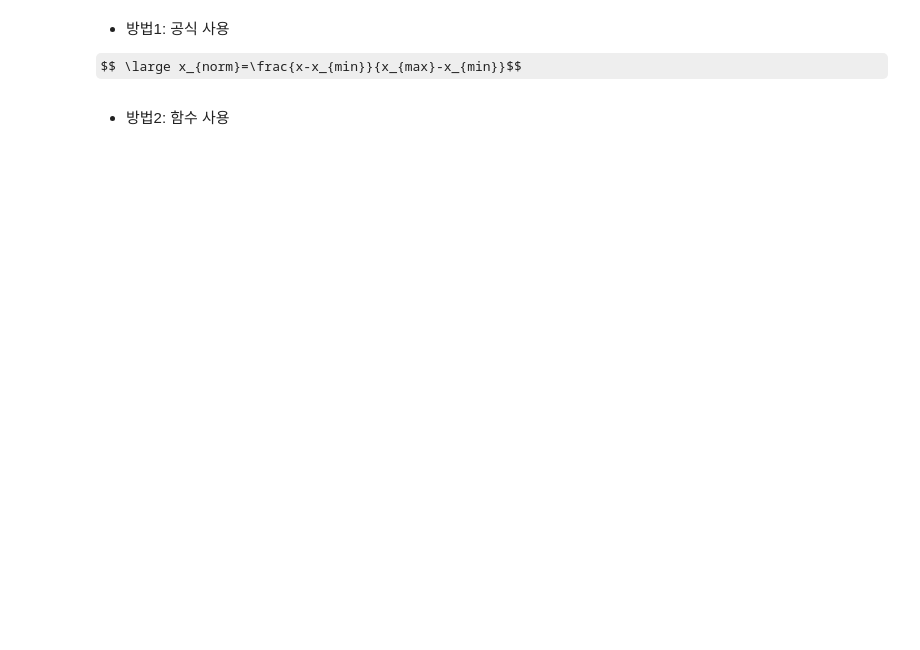
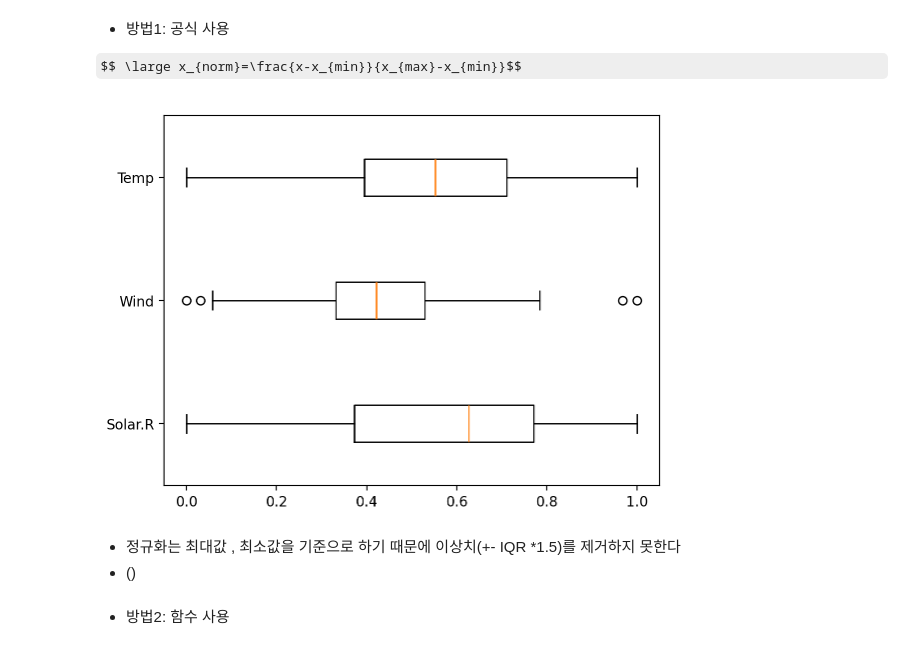
Before and after one commit to yangjung-woo/KT-Workspace, a Jupyter notebook: KT_AIVLE_DX_Regular_course/Week1/DX_머신러닝_실습자료/DX_머신러닝_실습자료/배우기/ML03_02_KNN(AirQuality).ipynb, the cells around one changed output. Cells and saved outputs as stored; diff of their text form; code cells hidden in the pictures; some formulas as TeX source; blank space fills up the shorter version.

```diff
--- a/KT_AIVLE_DX_Regular_course/Week1/DX_머신러닝_실습자료/DX_머신러닝_실습자료/배우기/ML03_02_KNN(AirQuality).ipynb
+++ b/KT_AIVLE_DX_Regular_course/Week1/DX_머신러닝_실습자료/DX_머신러닝_실습자료/배우기/ML03_02_KNN(AirQuality).ipynb
@@ -115,2 +171,18 @@ $$ \large x_{norm}=\frac{x-x_{min}}{x_{max}-x_{min}}$$
+# %%
+# 최댓값, 최솟값 구하기
+x_max = x_train.max()
+x_min = x_train.min()
+#print(x_max , x_min) 변수들의 최대 최소 구함
+# 정규화
+x_train = (x_train-x_min)/(x_max - x_min)
+x_test = (x_test-x_min)/(x_max - x_min)
+
+plt.boxplot(x_train,vert = False, labels = list(x))
+plt.show()
+# %% [output]
+[figure, added]
+# %% [markdown]
+- 정규화는 최대값 , 최소값을 기준으로 하기 때문에 이상치(+- IQR *1.5)를 제거하지 못한다
+- ()
 # %% [markdown]
 - 방법2: 함수 사용
```
Also changed, not shown: parts of 21 cells of this notebook, 17 other files.
